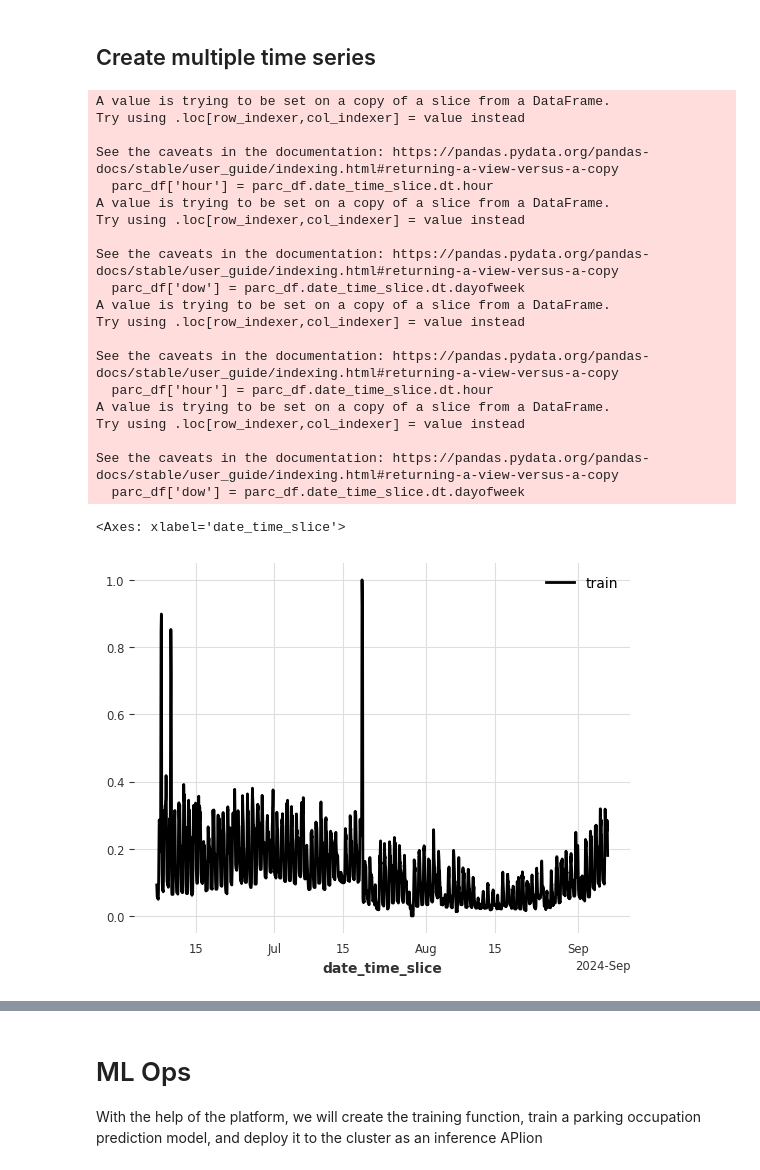
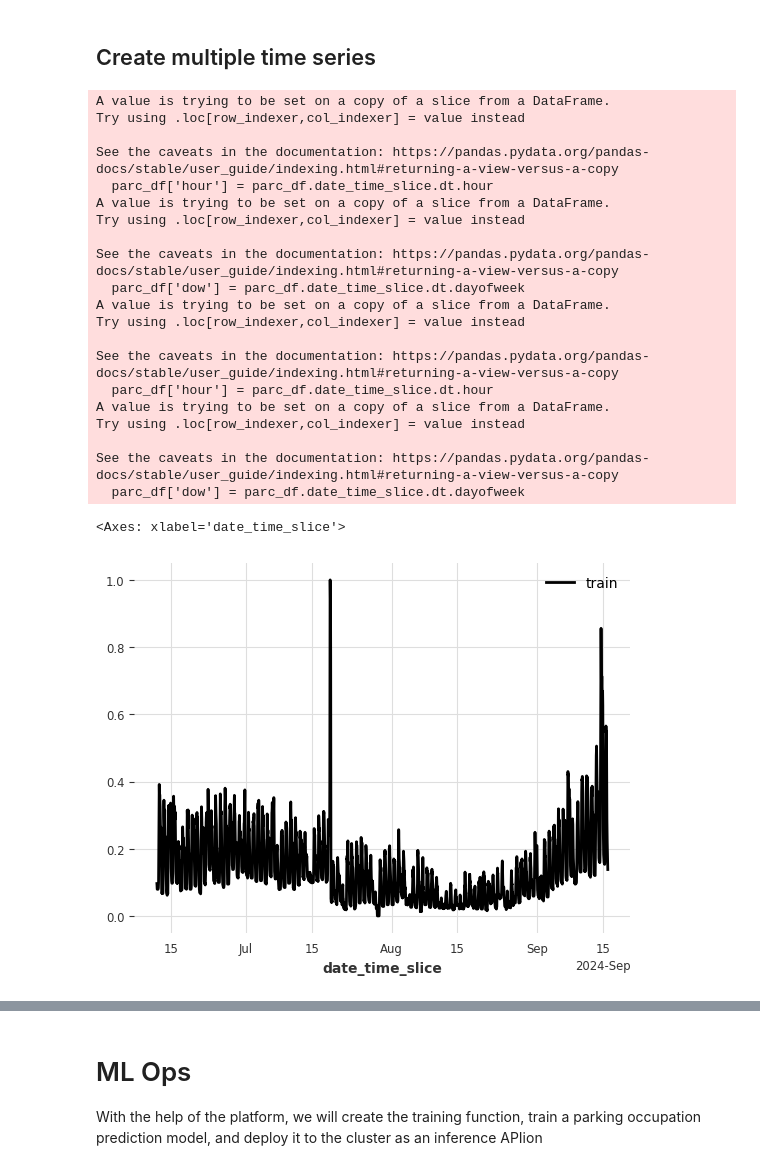
Before and after one commit to tn-aixpa/parkings-demo, a Jupyter notebook: 2_parcheggi_ml_service.ipynb, the cells around one changed output, grey strips where cells are left out. Saved outputs shown, nothing was run; the diff lists cells and outputs as text; code cells hidden in the pictures.

```diff
--- a/2_parcheggi_ml_service.ipynb
+++ b/2_parcheggi_ml_service.ipynb
@@ -119,7 +98,7 @@ def fill_missing(parc_df):
                     else:
                         missing.append(ts)  # If values cannot be filled, add the timestamp to the missing list
     return missing
-parcheggi = ['Riva Reno' ,'VIII Agosto']# df_clean['parcheggio'].unique()
+df_clean['parcheggio'].unique()
 
 train_sets, val_sets = [], []
 
@@ -130,39 +109,39 @@ for parcheggio in parcheggi:
     parc_df = parc_df.drop(columns=['parcheggio'])
     parc_df = parc_df.groupby('date_time_slice').agg({'occupied': 'mean', 'hour': 'first', 'dow': 'first'})
     fill_missing(parc_df)
-    ts = TimeSeries.from_dataframe(parc_df,  value_cols='occupied', freq='30min')
+    ts = TimeSeries.from_dataframe(parc_df, fillna_value=True, value_cols='occupied', freq='30min')
     ts_scaled = Scaler().fit_transform(ts)
 
     split = int(len(ts_scaled) * (1 - split_ratio))
 
     train, val = ts_scaled[:-split], ts_scaled[-split:]
     train_sets.append(train)
     val_sets.append(val)
 
 train_sets[0].plot(label='train')
 # %% [output]
 A value is trying to be set on a copy of a slice from a DataFrame.
 Try using .loc[row_indexer,col_indexer] = value instead
 
 See the caveats in the documentation: https://pandas.pydata.org/pandas-docs/stable/user_guide/indexing.html#returning-a-view-versus-a-copy
   parc_df['hour'] = parc_df.date_time_slice.dt.hour
 A value is trying to be set on a copy of a slice from a DataFrame.
 Try using .loc[row_indexer,col_indexer] = value instead
 
 See the caveats in the documentation: https://pandas.pydata.org/pandas-docs/stable/user_guide/indexing.html#returning-a-view-versus-a-copy
   parc_df['dow'] = parc_df.date_time_slice.dt.dayofweek
 A value is trying to be set on a copy of a slice from a DataFrame.
 Try using .loc[row_indexer,col_indexer] = value instead
 
 See the caveats in the documentation: https://pandas.pydata.org/pandas-docs/stable/user_guide/indexing.html#returning-a-view-versus-a-copy
   parc_df['hour'] = parc_df.date_time_slice.dt.hour
 A value is trying to be set on a copy of a slice from a DataFrame.
 Try using .loc[row_indexer,col_indexer] = value instead
 
 See the caveats in the documentation: https://pandas.pydata.org/pandas-docs/stable/user_guide/indexing.html#returning-a-view-versus-a-copy
   parc_df['dow'] = parc_df.date_time_slice.dt.dayofweek
 <Axes: xlabel='date_time_slice'>
-[figure, old version]
+[figure, new version]
 # %%
 from darts.models import NBEATSModel
 
```
Also changed, not shown: parts of 10 cells of this notebook.
